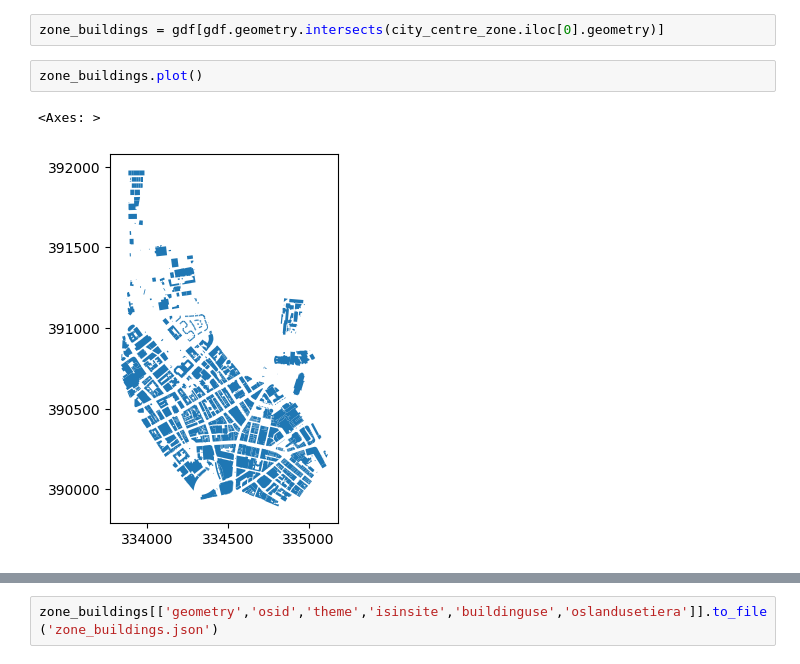
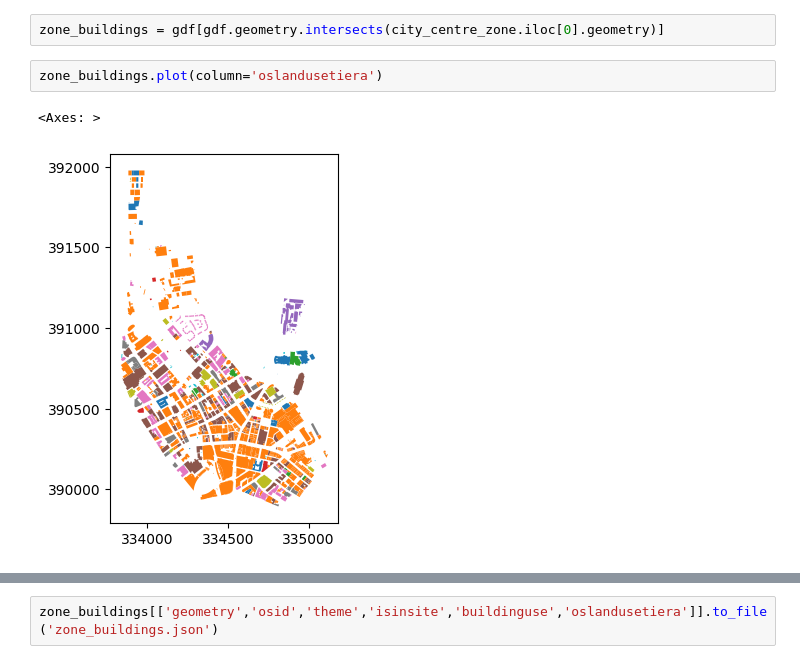
Before and after one commit to tosborneLCR/LCR-Energy-Data, a Jupyter notebook: data/AZP/OSDataHub.ipynb, the cells around one changed output, grey strips where cells are left out. Drawn from its saved outputs; the diff is of its cells as text.

```diff
--- a/data/AZP/OSDataHub.ipynb
+++ b/data/AZP/OSDataHub.ipynb
@@ -22,7 +22,7 @@ gdf=gpd.GeoDataFrame.from_features(features)
 # %%
 zone_buildings = gdf[gdf.geometry.intersects(city_centre_zone.iloc[0].geometry)]
 # %%
-zone_buildings.plot()
+zone_buildings.plot(column='oslandusetiera')
 # %% [output]
 <Axes: >
-[figure, old version]
+[figure, new version]
```
Also changed, not shown: parts of 2 cells of this notebook, 1 other file.
